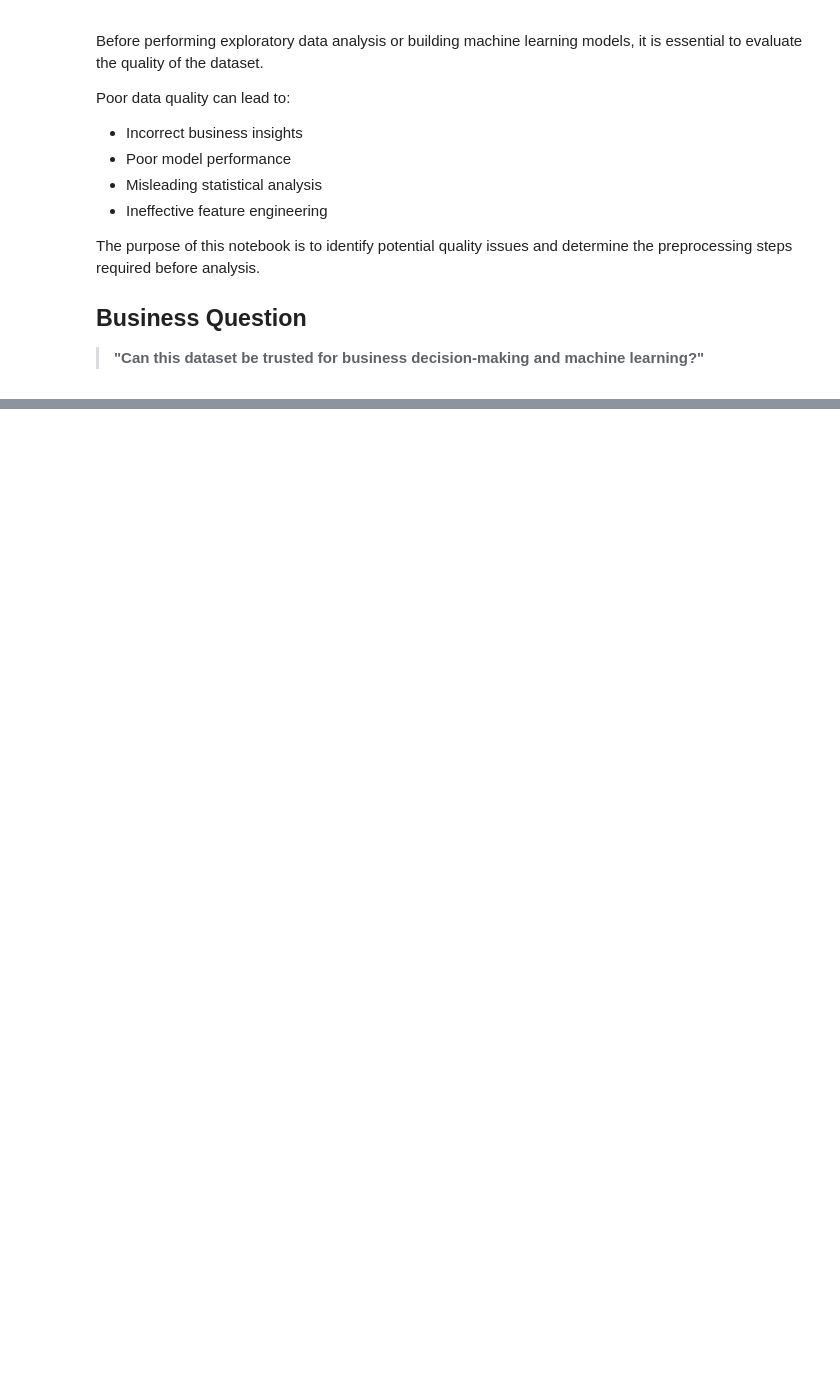
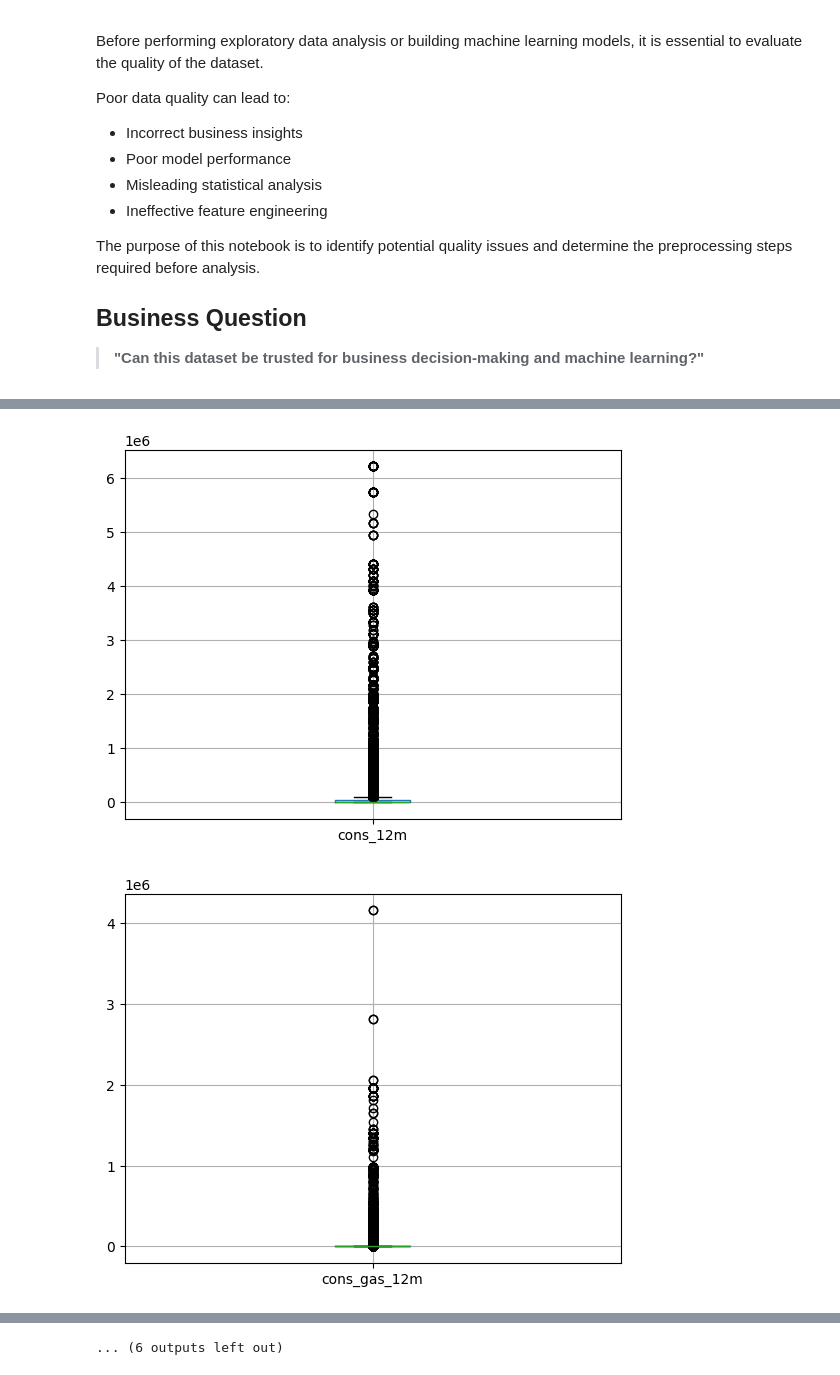
Before and after one commit to NomanAhmed234/PowerCo-Churn-Analysis, a Jupyter notebook: 02_Data_Quality_Assessment.ipynb, the cells around one changed output, grey strips where cells are left out. Drawn from its saved outputs; the diff is of its cells as text; code cells hidden in the pictures; blank space fills up the shorter version.

```diff
--- a/02_Data_Quality_Assessment.ipynb
+++ b/02_Data_Quality_Assessment.ipynb
@@ -25,0 +353,8 @@ The purpose of this notebook is to identify potential quality issues and determi
+# %%
+categorical=client_df.select_dtypes("object").columns
+
+for col in categorical:
+
+    print(col)
+
+    print(client_df[col].nunique())
@@ -25,0 +370,8 @@ The purpose of this notebook is to identify potential quality issues and determi
+# %%
+categorical=price_df.select_dtypes("object").columns
+
+for col in categorical:
+
+    print(col)
+
+    print(price_df[col].nunique())
@@ -25,0 +447,4 @@ The purpose of this notebook is to identify potential quality issues and determi
+# %%
+numerical=price_df.select_dtypes(include=np.number)
+
+(numerical<0).sum()
@@ -25,0 +466,6 @@ The purpose of this notebook is to identify potential quality issues and determi
+# %%
+for col in numerical:
+
+    print(col)
+
+    print((client_df[col]==0).sum())
@@ -25,0 +523,9 @@ The purpose of this notebook is to identify potential quality issues and determi
+# %%
+for col in numerical.columns:
+
+    client_df.boxplot(column=col)
+
+    plt.show()
+# %% [output]
+[figure, added]
+[figure, added]
@@ -25,0 +542 @@ The purpose of this notebook is to identify potential quality issues and determi
+... (6 outputs left out)
```
Also changed, not shown: parts of 47 cells of this notebook.
